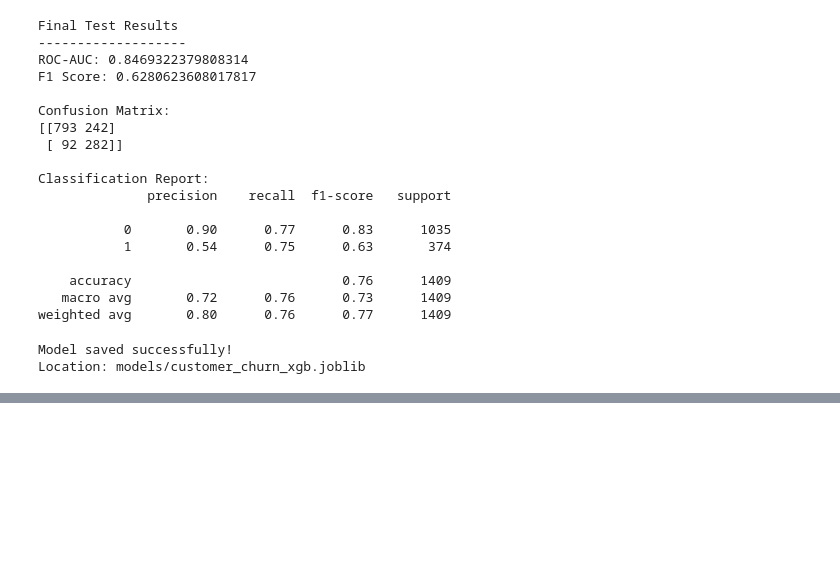
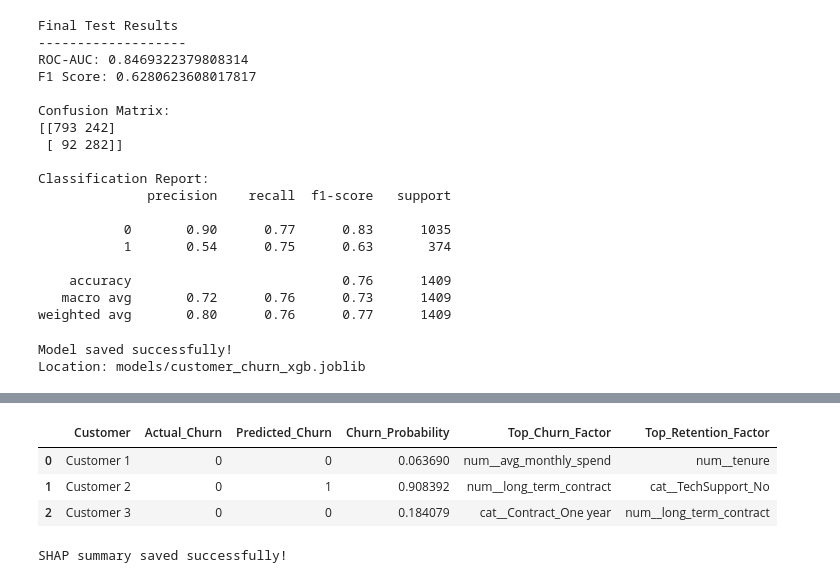
Before and after one commit to likhita-developer/Week2_Day5, a Jupyter notebook: notebooks/customer_churn_xgboost_tuning.ipynb, the cells around one changed output, grey strips where cells are left out. Cells and saved outputs as stored; diff of their text form; code cells hidden in the pictures; blank space fills up the shorter version.

```diff
--- a/notebooks/customer_churn_xgboost_tuning.ipynb
+++ b/notebooks/customer_churn_xgboost_tuning.ipynb
@@ -679,0 +876,38 @@ Location: models/customer_churn_xgb.joblib
+# %%
+# Create a summary of SHAP explanations
+
+shap_summary = []
+
+for i in range(3):
+    contributions = pd.Series(
+        shap_values.values[i],
+        index=feature_names
+    )
+
+    shap_summary.append({
+        "Customer": f"Customer {i + 1}",
+        "Actual_Churn": y_test.iloc[i],
+        "Predicted_Churn": predictions[i],
+        "Churn_Probability": probabilities[i],
+        "Top_Churn_Factor": contributions.idxmax(),
+        "Top_Retention_Factor": contributions.idxmin()
+    })
+
+shap_summary_df = pd.DataFrame(shap_summary)
+
+# Display summary
+display(shap_summary_df)
+
+# Save summary
+shap_summary_df.to_csv(
+    "../outputs/shap_explanation_summary.csv",
+    index=False
+)
+
+print("SHAP summary saved successfully!")
+# %% [output]
+|  | Customer | Actual_Churn | Predicted_Churn | Churn_Probability | Top_Churn_Factor | Top_Retention_Factor |
+| 0 | Customer 1 | 0 | 0 | 0.063690 | num__avg_monthly_spend | num__tenure |
+| 1 | Customer 2 | 0 | 1 | 0.908392 | num__long_term_contract | cat__TechSupport_No |
+| 2 | Customer 3 | 0 | 0 | 0.184079 | cat__Contract_One year | num__long_term_contract |
+SHAP summary saved successfully!
```
Also changed, not shown: parts of 10 cells of this notebook, 4 other files.
